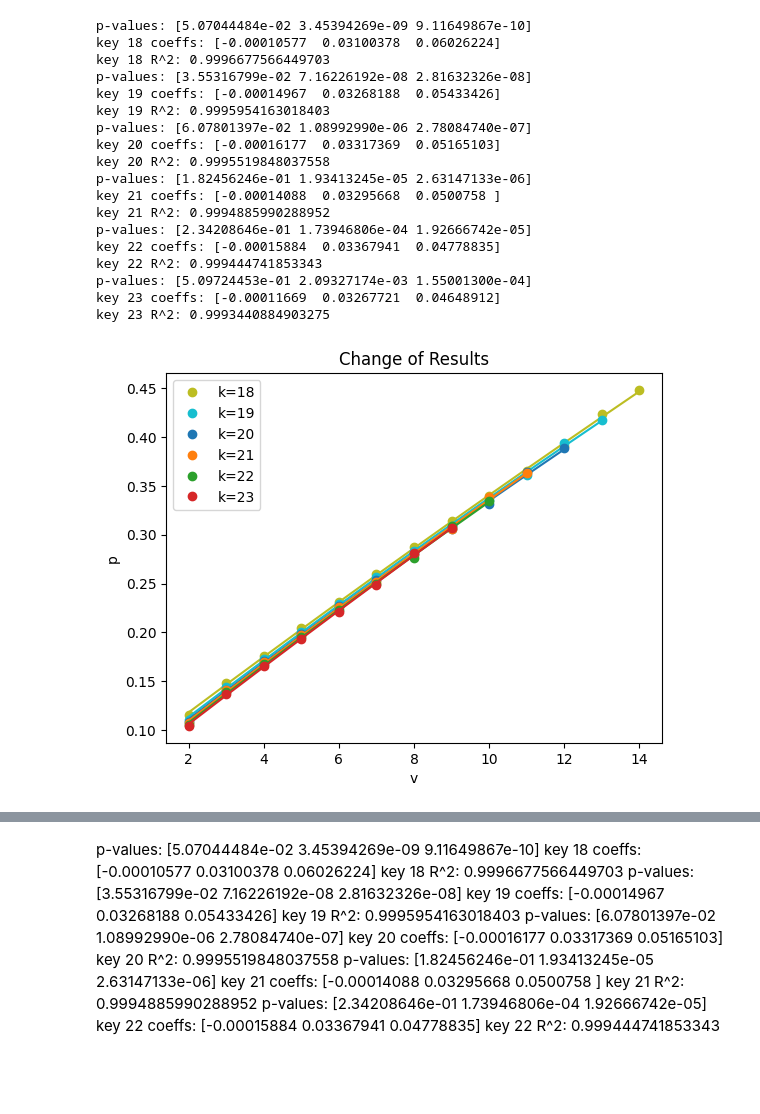
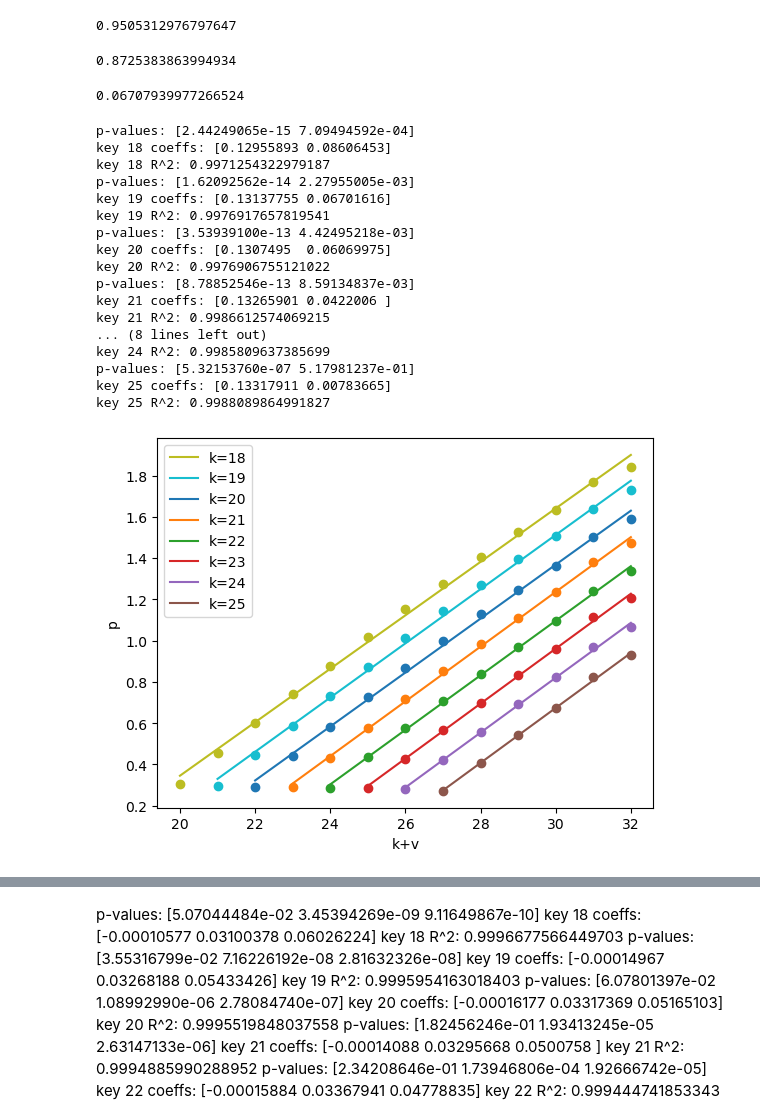
Before and after one commit to GZHoffie/skiver-test, a Jupyter notebook: experiments/parameter_dependence/plot_results.ipynb, the cells around one changed output, grey strips where cells are left out. Drawn from its saved outputs; the diff is of its cells as text; code cells hidden in the pictures; blank space fills up the shorter version.

```diff
--- a/experiments/parameter_dependence/plot_results.ipynb
+++ b/experiments/parameter_dependence/plot_results.ipynb
@@ -267,10 +451,11 @@ y = np.array(p_values)
 k = np.array(k_values)
 v = np.array(v_values)
 
-A = np.vstack([k*v, v * v, v, np.ones(len(k))]).T
+#A = np.vstack([k*v, v * v, v, np.ones(len(k))]).T
 #A = np.vstack([k*v, v * v, v]).T
-A = np.vstack([k*v, v, np.ones(len(k))]).T
-A = np.vstack([v*v, v, np.ones(len(k))]).T
+#A = np.vstack([k*v, v]).T
+A = np.vstack([k, v, np.ones(len(k))]).T
+
 
 
 coeffs, residuals, rank, _s = np.linalg.lstsq(A, y, rcond=None)
@@ -309,0 +495,4 @@ key 25 R^2: 0.9961709892130663
+# %%
+np.exp(0.00182642 * 31 -(0.02885035 * 1 + 0.07850286))
+# %% [output]
+0.9505312976797647
@@ -310,3 +501,11 @@ key 25 R^2: 0.9961709892130663
+# %%
+np.exp(-0.10869929 - 0.02764934 * 1)
+# %% [output]
+0.8725383863994934
+# %%
+np.exp(-0.33969041 - 0.13123266 * 18)
+# %% [output]
+0.06707939977266524
 # %%
 # Plot the change of results against dict keys + index in list
 import matplotlib.pyplot as plt
@@ -326,76 +525,73 @@ for key, values in results_dict.items():
     s_times_v = s * v
 
     # fit y = a * sx + b * x + c
-    y = (np.array(values))[value_take:]
-    #y = y / (1 + y)
+    y = (np.array(values))[value_take:] #/ v
     #y = (np.array(values) * np.arange(1, len(values) + 1))[1:]
 
-    A = np.vstack([s_times_v, v, np.ones(len(v))]).T
+    #A = np.vstack([s_times_v, v, np.ones(len(v))]).T
     #A = np.vstack([s_times_v, v * v, v]).T
     #A = np.vstack([s_times_v, v]).T
     #A = np.vstack([v * v, v, np.ones(len(v))]).T
-    #A = np.vstack([v, np.ones(len(v))]).T
+    A = np.vstack([v, np.ones(len(v))]).T
     #A = np.vstack([s, np.ones(len(s))]).T
 
     #A = np.vstack([s]).T
-    #A = np.vstack([s*v, v]).T
-    #A = np.vstack([np.ones(len(v))]).T
+    #A = np.vstack([v]).T
     coeffs, residuals, rank, _s = np.linalg.lstsq(A, y, rcond=None)
 
     n, p = A.shape
     if residuals.size > 0:
         rss = residuals[0]
     else:
         rss = np.sum((y - A.dot(coeffs))**2)
 
     df = n - p
     sigma2 = rss / df
     cov = sigma2 * np.linalg.inv(A.T @ A)
     se = np.sqrt(np.diag(cov))
     t_stats = coeffs / se
 
     p_values = 2 * (1 - stats.t.cdf(np.abs(t_stats), df=df))
 
     #print('coeffs:', coeffs)
     #print('se:', se)
     #print('t:', t_stats)
     print('p-values:', p_values)
     print(f'key {key} coeffs: {coeffs}')
     y_fit = A @ coeffs
     ss_res = np.sum((y - y_fit) ** 2)
     ss_tot = np.sum((y - np.mean(y)) ** 2)
     r_squared = 1 - (ss_res / ss_tot)
     print(f'key {key} R^2: {r_squared}')
-    plt.plot(v, y, 'o', label=f'k={key}', color=f'C{key}')
-    plt.plot(v, y_fit, '-', color=f'C{key}')
+    plt.plot(s, y, 'o', color=f'C{key}')
+    plt.plot(s, y_fit, '-', label=f'k={key}', color=f'C{key}')
 
-plt.xlabel('v')
+plt.xlabel('k+v')
 plt.ylabel('p')
-plt.title('Change of Results')
+#plt.title('Change of Results')
 #plt.xlim(0, 1)
 #plt.ylim(0, 0.1)
 plt.legend()
 plt.show()
 # %% [output]
-p-values: [5.07044484e-02 3.45394269e-09 9.11649867e-10]
-key 18 coeffs: [-0.00010577  0.03100378  0.06026224]
-key 18 R^2: 0.9996677566449703
-p-values: [3.55316799e-02 7.16226192e-08 2.81632326e-08]
-key 19 coeffs: [-0.00014967  0.03268188  0.05433426]
-key 19 R^2: 0.9995954163018403
-p-values: [6.07801397e-02 1.08992990e-06 2.78084740e-07]
-key 20 coeffs: [-0.00016177  0.03317369  0.05165103]
-key 20 R^2: 0.9995519848037558
-p-values: [1.82456246e-01 1.93413245e-05 2.63147133e-06]
-key 21 coeffs: [-0.00014088  0.03295668  0.0500758 ]
-key 21 R^2: 0.9994885990288952
-p-values: [2.34208646e-01 1.73946806e-04 1.92666742e-05]
-key 22 coeffs: [-0.00015884  0.03367941  0.04778835]
-key 22 R^2: 0.999444741853343
-p-values: [5.09724453e-01 2.09327174e-03 1.55001300e-04]
-key 23 coeffs: [-0.00011669  0.03267721  0.04648912]
-key 23 R^2: 0.9993440884903275
+p-values: [2.44249065e-15 7.09494592e-04]
+key 18 coeffs: [0.12955893 0.08606453]
+key 18 R^2: 0.9971254322979187
+p-values: [1.62092562e-14 2.27955005e-03]
+key 19 coeffs: [0.13137755 0.06701616]
+key 19 R^2: 0.9976917657819541
+p-values: [3.53939100e-13 4.42495218e-03]
+key 20 coeffs: [0.1307495  0.06069975]
+key 20 R^2: 0.9976906755121022
+p-values: [8.78852546e-13 8.59134837e-03]
+key 21 coeffs: [0.13265901 0.0422006 ]
+key 21 R^2: 0.9986612574069215
+... (8 lines left out)
+key 24 R^2: 0.9985809637385699
+p-values: [5.32153760e-07 5.17981237e-01]
+key 25 coeffs: [0.13317911 0.00783665]
+key 25 R^2: 0.9988089864991827
-[figure, old version]
+[figure, new version]
 # %%
 # Plot the change of results against dict keys + index in list
 import matplotlib.pyplot as plt
```
Also changed, not shown: parts of 10 cells of this notebook, 1 other file.
